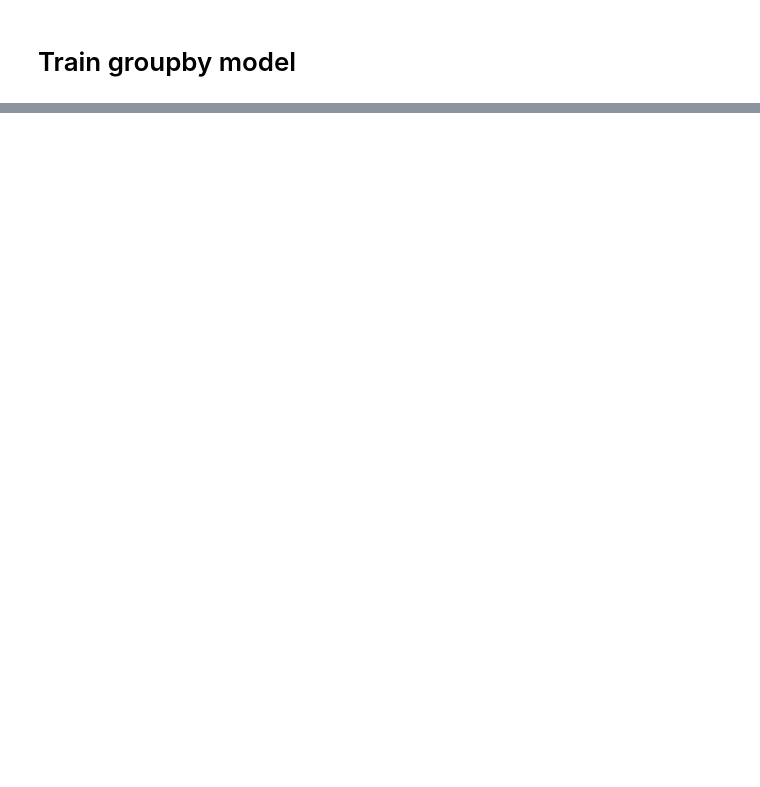
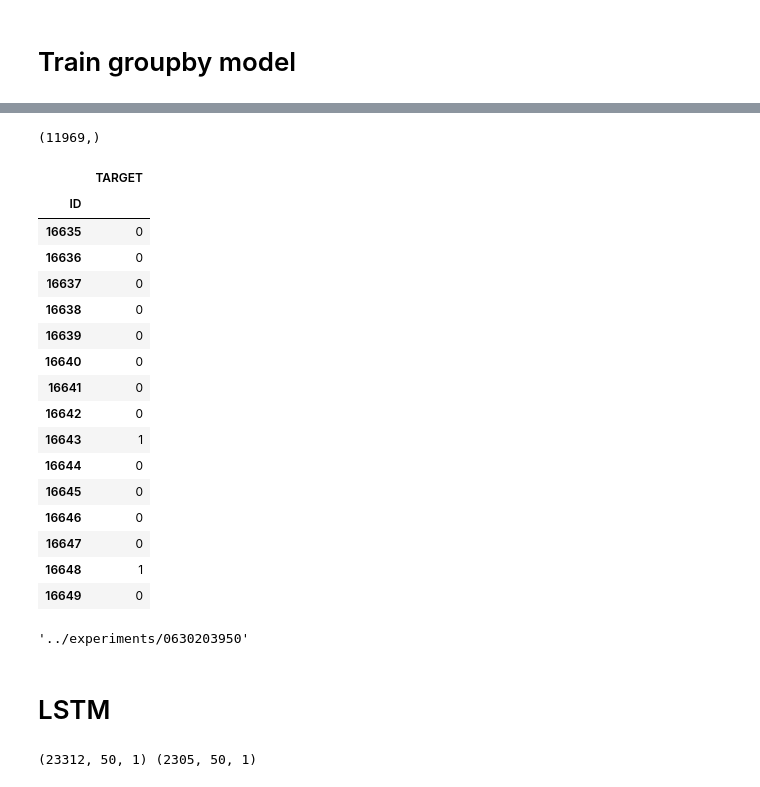
Before and after one commit to tristandeborde/ENS_data, a Jupyter notebook: src/v2_challenge.ipynb, the cells around one changed output, grey strips where cells are left out. Saved outputs shown, nothing was run; the diff lists cells and outputs as text; code cells hidden in the pictures; blank space fills up the shorter version.

```diff
--- a/src/v2_challenge.ipynb
+++ b/src/v2_challenge.ipynb
@@ -116,8 +124,7 @@ def train_rf(X_train, y_train):
     # Number of features to consider at every split
     max_features = ['auto', 'sqrt']
     # Maximum number of levels in tree
-    max_depth = [int(x) for x in np.linspace(10, 110, num = 11)]
-    max_depth.append(None)
+    max_depth = [int(x) for x in range(1, 6)]
     # Minimum number of samples required to split a node
     min_samples_split = [2, 5, 10]
     # Minimum number of samples required at each leaf node
@@ -138,6 +145,7 @@ def train_rf(X_train, y_train):
 
     best_random = rf_random.best_estimator_
     print("RF best CV ROC_AUC score: ", rf_random.best_score_)
+    print("RF best params: ", rf_random.best_params_)
     return best_random
 # %%
 best_random = train_rf(X_train, y_train)
@@ -187,0 +195,16 @@ CKS:  0.2957644995300206
+# %%
+def predict(X_test, model):
+    # Predict on custom X_test
+    y_pred = model.predict(X_test)
+    y_pred = np.reshape(y_pred, (y_pred.shape[0],))
+    print (y_pred.shape)
+
+    # Convert sigmoid output to 0s and 1s
+    y_pred[y_pred >= 0.5] = 1
+    y_pred[y_pred < 0.5] = 0
+
+    # Format .csv in ENS style
+    dfy_pred = pd.DataFrame(data=y_pred, columns=["TARGET"], dtype=int)
+    dfy_pred.index.name = "ID"
+    dfy_pred.index += 16635
+    return dfy_pred
@@ -253,0 +303,41 @@ CKS:  0.21763845350052258
+# %%
+dfx_nid_test = dfx_nid_test.drop(["neuron_id"], axis=1)
+dfy_pred = predict(dfx_nid_test, best_random_nid)
+dfy_pred.iloc[:15]
+# %% [output]
+(11969,)
+|  | TARGET |
+| ID |  |
+| 16635 | 0 |
+| 16636 | 0 |
+| 16637 | 0 |
+| 16638 | 0 |
+| 16639 | 0 |
+| 16640 | 0 |
+| 16641 | 0 |
+| 16642 | 0 |
+| 16643 | 1 |
+| 16644 | 0 |
+| 16645 | 0 |
+| 16646 | 0 |
+| 16647 | 0 |
+| 16648 | 1 |
+| 16649 | 0 |
+# %%
+def saveExp(dfy_pred, model, params=None):
+    """ Create directory in which to save predictions, experiment parameters and model object. """
+
+    directory = "../experiments/{}".format(datetime.datetime.now().strftime("%m%d%H%M%S"))
+    if not os.path.exists(directory):
+        os.makedirs(directory)
+
+    dfy_pred.to_csv(directory + '/y_pred.csv', sep=',')
+    joblib.dump(model, directory + '/model.h5')
+    return directory
+
+# Save model
+saveExp(dfy_pred, best_random)
+# %% [output]
+'../experiments/0630203950'
+# %% [markdown]
+# LSTM
@@ -253,0 +359,12 @@ CKS:  0.21763845350052258
+# %%
+fe_train = X_train[:,50:]
+ts_train = X_train[:,:50]
+
+fe_val = X_val.iloc[:,50:]
+ts_val = X_val.iloc[:,:50]
+
+ts_train = np.expand_dims(ts_train, axis=2)
+ts_val = np.expand_dims(ts_val, axis=2)
+print(ts_train.shape, ts_val.shape)
+# %% [output]
+(23312, 50, 1) (2305, 50, 1)
```
Also changed, not shown: parts of 24 cells of this notebook, 1 other file.
